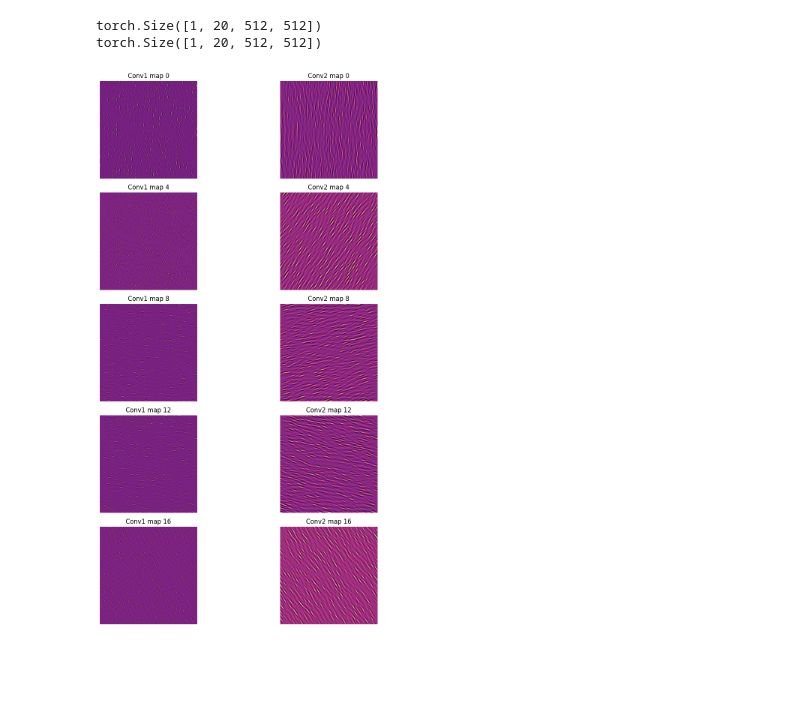
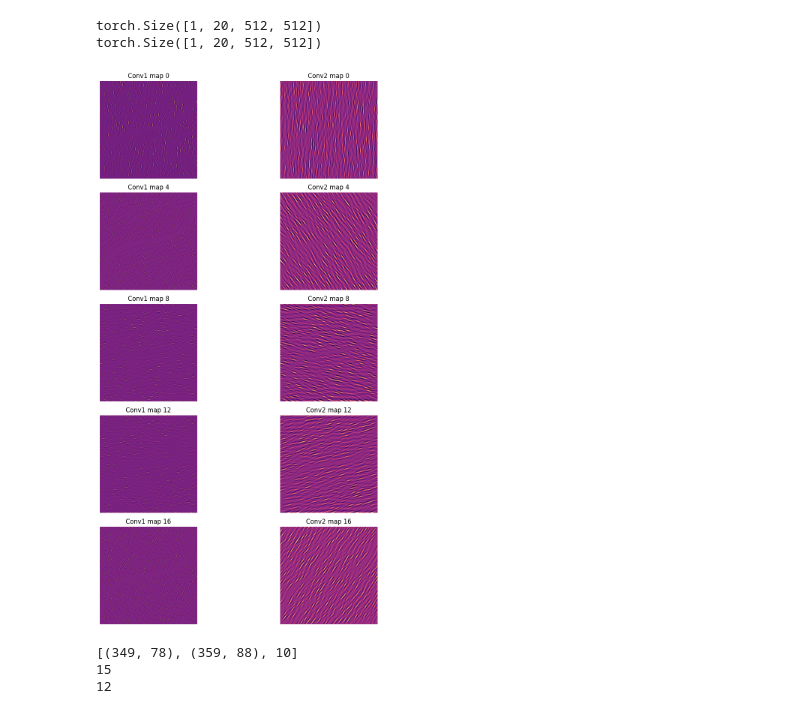
Before and after one commit to JesseGiet/pygestalt_jesse, a Jupyter notebook: pytorch_project/pytorch_test.ipynb, the cells around one changed output. Cells and saved outputs as stored; diff of their text form; code cells hidden in the pictures; blank space fills up the shorter version.

```diff
--- a/pytorch_project/pytorch_test.ipynb
+++ b/pytorch_project/pytorch_test.ipynb
@@ -26,6 +30,7 @@ def make_gabor_kernels(ksize, sigma, lam, gamma=0.5, K=20, device='cpu'):
     Returns: tensor of shape (K, 1, ksize, ksize)
     """
     kernels = []
+    angles = []
     for theta in np.linspace(0, np.pi, K, endpoint=False):  # 0 to 180 degrees
         x, y = np.meshgrid(np.arange(ksize)-ksize//2, np.arange(ksize)-ksize//2)
         x_theta = x * np.cos(theta) + y * np.sin(theta)
@@ -33,11 +38,12 @@ def make_gabor_kernels(ksize, sigma, lam, gamma=0.5, K=20, device='cpu'):
         gb = np.exp(-0.5 * (x_theta**2 + (gamma*y_theta)**2)/sigma**2) * np.cos(2*np.pi*x_theta/lam)
         gb = gb - gb.mean()  # zero mean
         kernels.append(gb)
+        angles.append(theta)
     kernels = np.stack(kernels)[:, None, :, :]  # (K,1,ksize,ksize)
-    return torch.tensor(kernels, dtype=torch.float32, device=device)
+    return torch.tensor(kernels, dtype=torch.float32, device=device), np.array(angles)
 # %%
-kernel_tensor_1 = make_gabor_kernels(ksize=7, sigma=2, lam=4)
-kernel_tensor_2 = make_gabor_kernels(ksize=31, sigma=5, lam=15)
+kernel_tensor_1, angles = make_gabor_kernels(ksize=7, sigma=2, lam=4)
+kernel_tensor_2, _ = make_gabor_kernels(ksize=31, sigma=5, lam=15)
 # %%
 outdir = Path(os.getcwd()) / 'outputs'
 os.makedirs(outdir, exist_ok=True)
@@ -93,28 +118,28 @@ torch.Size([1, 20, 512, 512])
 # %%
 # Remove batch dimension: (20, H, W)
 feature_maps1 = conv1.squeeze(0)
 feature_maps2 = output.squeeze(0)
 
 # Pick every 4th map
 indices_to_show = list(range(0, feature_maps1.shape[0], 4))
 num = len(indices_to_show)
 
 plt.figure(figsize=(12, 3 * num))
 
 for i, idx in enumerate(indices_to_show):
     # First convolution on the left
     plt.subplot(num, 2, 2*i + 1)
-    plt.imshow(feature_maps1[idx].detach().cpu().numpy(), cmap='magma')
+    plt.imshow(feature_maps1[idx].detach().cpu().numpy(),origin= "lower", cmap='magma')
     plt.title(f"Conv1 map {idx}")
     plt.axis('off')
 
     # Second convolution on the right
     plt.subplot(num, 2, 2*i + 2)
-    plt.imshow(feature_maps2[idx].detach().cpu().numpy(), cmap='magma')
+    plt.imshow(feature_maps2[idx].detach().cpu().numpy(), origin= "lower", cmap='magma')
     plt.title(f"Conv2 map {idx}")
     plt.axis('off')
 
 plt.tight_layout()
 plt.show()
 # %% [output]
-[figure, old version]
+[figure, new version]
@@ -120,0 +309,14 @@ plt.show()
+# %%
+val, channel, x, y = cluster(output)
+weak_channel, lowest_val = weakest_channel(output, x, y)
+close_x, close_y = find_closest(Ig, x, y)
+line = find_connected(Ig, close_x, close_y)
+outline = bounding_square(line)
+
+print(outline)
+print(channel)
+print(weak_channel)
+# %% [output]
+[(349, 78), (359, 88), 10]
+15
+12
```
Also changed, not shown: parts of 10 cells of this notebook.
